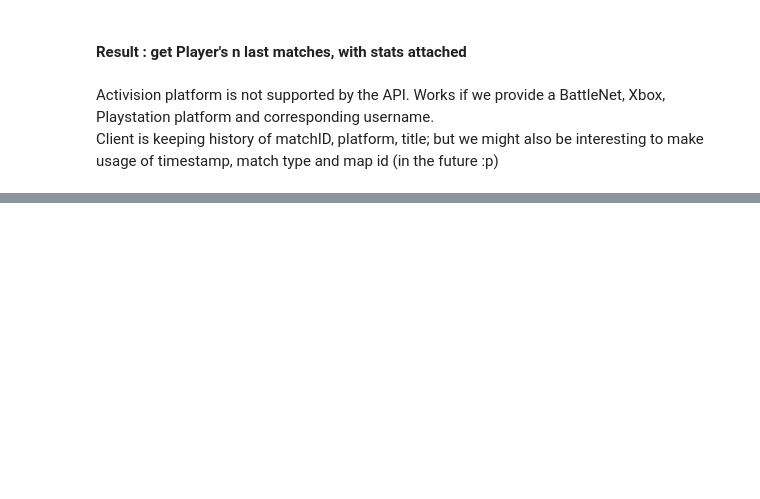
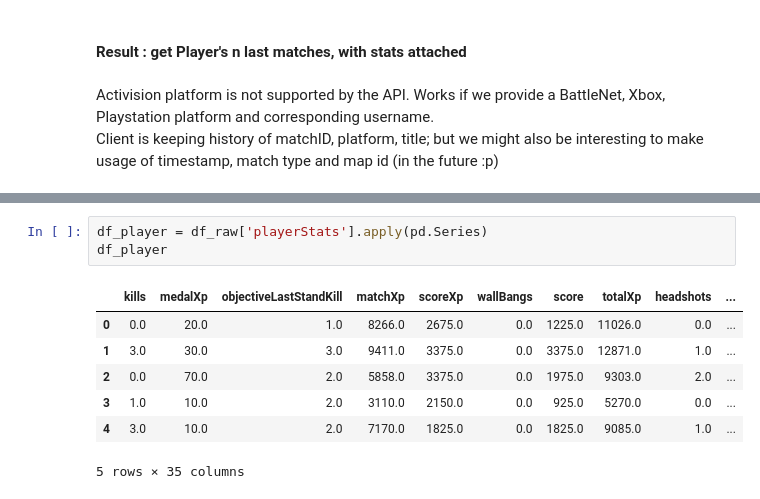
Before and after one commit to matthieuvion/wzkd, a Jupyter notebook: notebooks/cod_api_doc.ipynb, the cells around one changed output, grey strips where cells are left out. Saved outputs shown, nothing was run; the diff lists cells and outputs as text; blank space fills up the shorter version.

```diff
--- a/notebooks/cod_api_doc.ipynb
+++ b/notebooks/cod_api_doc.ipynb
@@ -809,0 +827,11 @@ pprint(raw_matches_detailed['matches'][0], depth=4)
+# %%
+df_player = df_raw['playerStats'].apply(pd.Series)
+df_player
+# %% [output]
+|  | kills | medalXp | objectiveLastStandKill | matchXp | scoreXp | wallBangs | score | totalXp | headshots | ... |
+| 0 | 0.0 | 20.0 | 1.0 | 8266.0 | 2675.0 | 0.0 | 1225.0 | 11026.0 | 0.0 | ... |
+| 1 | 3.0 | 30.0 | 3.0 | 9411.0 | 3375.0 | 0.0 | 3375.0 | 12871.0 | 1.0 | ... |
+| 2 | 0.0 | 70.0 | 2.0 | 5858.0 | 3375.0 | 0.0 | 1975.0 | 9303.0 | 2.0 | ... |
+| 3 | 1.0 | 10.0 | 2.0 | 3110.0 | 2150.0 | 0.0 | 925.0 | 5270.0 | 0.0 | ... |
+| 4 | 3.0 | 10.0 | 2.0 | 7170.0 | 1825.0 | 0.0 | 1825.0 | 9085.0 | 1.0 | ... |
+5 rows × 35 columns
```
Also changed, not shown: parts of 17 cells of this notebook.
